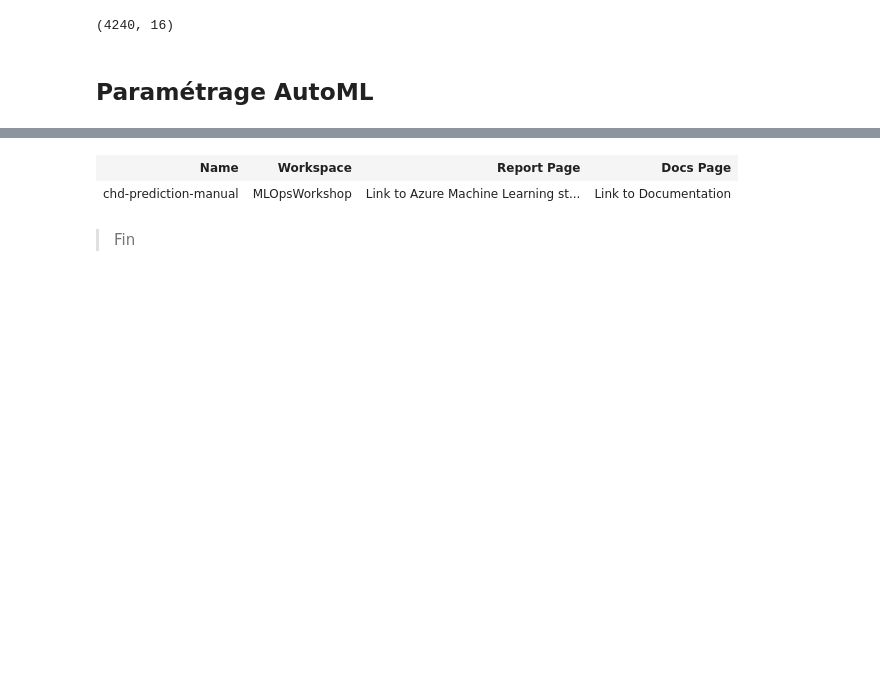
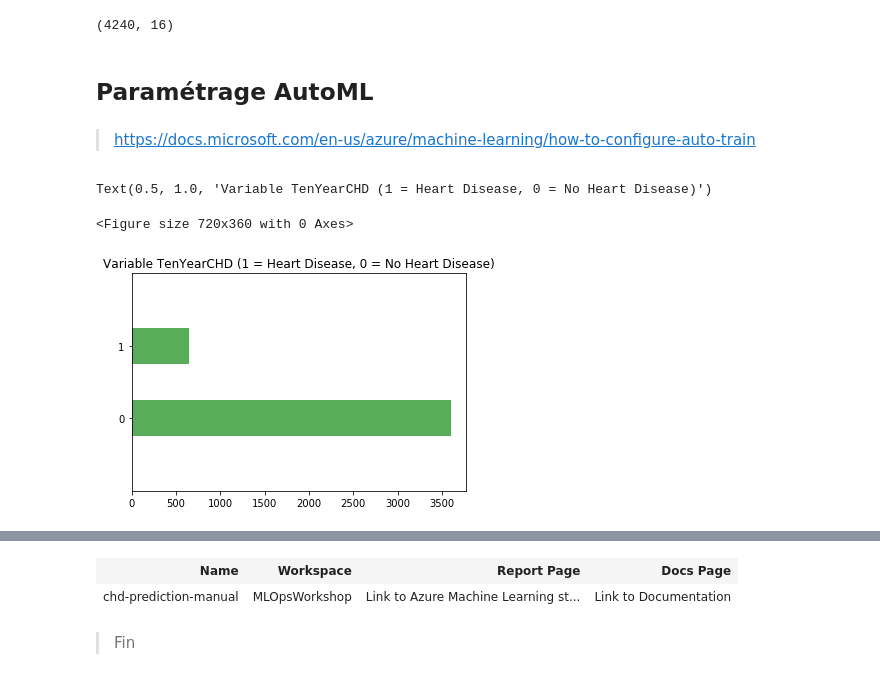
Before and after one commit to retkowsky/WorkshopMLOps, a Jupyter notebook: 02 Modélisation avec Azure ML.ipynb, the cells around one changed output, grey strips where cells are left out. Cells and saved outputs as stored; diff of their text form; code cells hidden in the pictures; blank space fills up the shorter version.

```diff
--- a/02 Modélisation avec Azure ML.ipynb
+++ b/02 Modélisation avec Azure ML.ipynb
@@ -439,9 +480,24 @@ df.shape
 (4240, 16)
 # %% [markdown]
 ## Paramétrage AutoML
+# %% [markdown]
+> https://docs.microsoft.com/en-us/azure/machine-learning/how-to-configure-auto-train
 # %%
 # Variable à modéliser
 targetvariable ="TenYearCHD"
+# %%
+from matplotlib import pyplot as plt
+from matplotlib.pyplot import imshow
+
+plt.figure(figsize=(10,5))
+fig, ax = plt.subplots()
+df.TenYearCHD.value_counts().plot(kind='barh', color="green", alpha=.65)
+ax.set_ylim(-1, len(df.TenYearCHD.value_counts()))
+plt.title("Variable TenYearCHD (1 = Heart Disease, 0 = No Heart Disease)")
+# %% [output]
+Text(0.5, 1.0, 'Variable TenYearCHD (1 = Heart Disease, 0 = No Heart Disease)')
+<Figure size 720x360 with 0 Axes>
+[figure, added]
 # %%
 automl_settings = {
     "enable_early_stopping": True,
```
Also changed, not shown: parts of 27 cells of this notebook, 3 other files.
